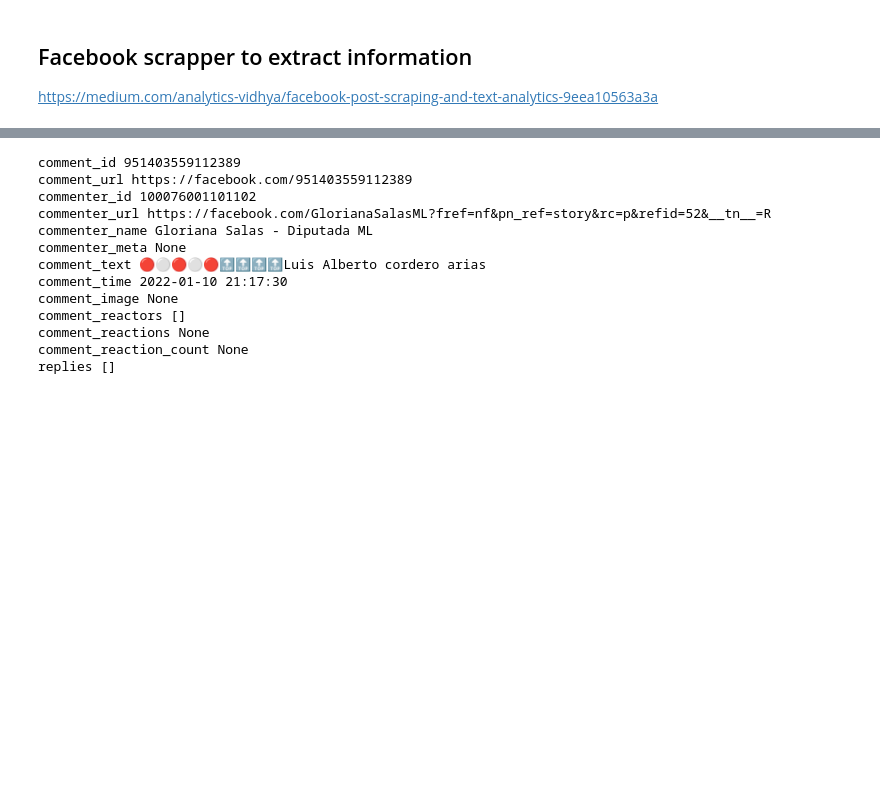
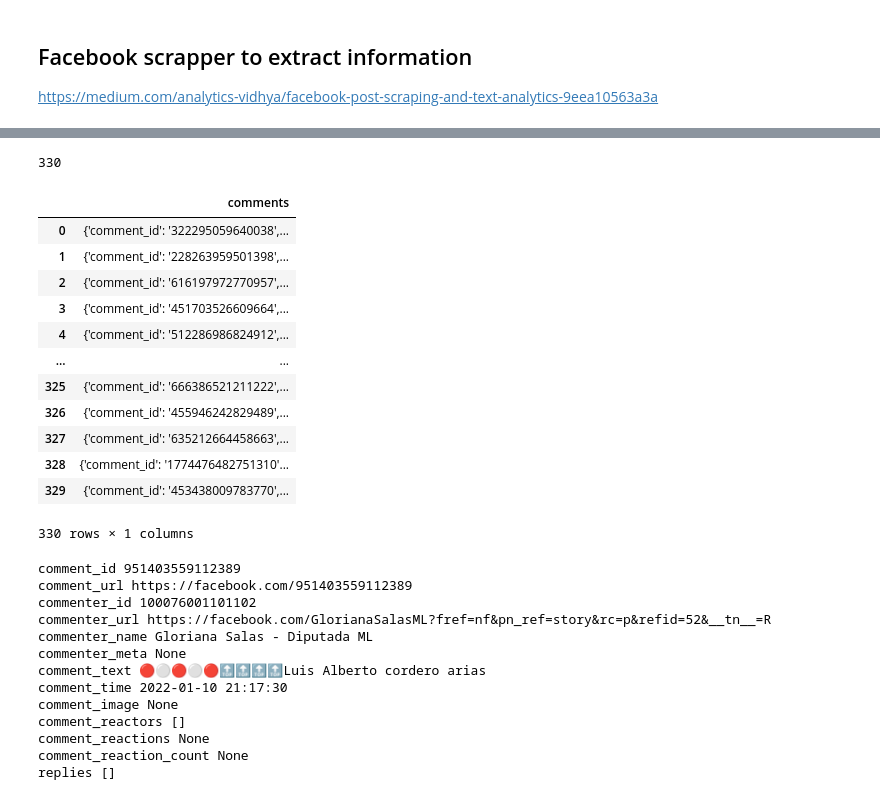
Before and after one commit to rafaelmata357/Daily-coding, a Jupyter notebook: facebook_scrapper.ipynb, the cells around one changed output, grey strips where cells are left out. Drawn from its saved outputs; the diff is of its cells as text; code cells hidden in the pictures; blank space fills up the shorter version.

Commit message:
FEAT: Test another post

```diff
--- a/facebook_scrapper.ipynb
+++ b/facebook_scrapper.ipynb
@@ -9,14 +17,14 @@ https://medium.com/analytics-vidhya/facebook-post-scraping-and-text-analytics-9e
 from facebook_scraper import get_posts
 
 # Define a facebook username to parse data from
-channel_str = "TSECostaRica"
+channel_str = "NCRNoticiasCostaRica"
 #channel_str = "bbcnews"
 
 # You can lower parameters values to run faster
 post_list = []
 post_number = 0
-urls = ['609024646879774']
-for post_info in get_posts(post_urls = urls, cookies = 'cookies.txt',timeout = 1000, extra_info = True, options={"comments": "generator", "reactors": False, "progress":False, "posts_per_page": 5}):
+urls = ['872018186807470']
+for post_info in get_posts(post_urls = urls, cookies = 'cookies.txt',timeout = 1000, extra_info = False, options={"comments": "generator", "reactors": False, "progress":False, "posts_per_page": 5}):
     post_number += 1
     print("\nPOST Nº", post_number, " - URL: ", post_info["post_url"])
     print("ID: ", post_info["post_id"])
@@ -33,6 +41,6 @@ print("TOTAL POSTS RECOVERED: ", len(post_list))
 df = pd.DataFrame(data=post_list)
 
 # Save as csv, using the channel name to differ files
-name_file = "".join(["facebook_scraper_result_", channel_str.upper(), 'debate',".csv"])
+name_file = "".join(["facebook_scraper_result_", channel_str.upper(), 'debate_NCR',".csv"])
 df.to_csv(name_file)
 # %% [output]
@@ -57,7 +56,7 @@ TOTAL POSTS RECOVERED:  1
 from facebook_scraper import get_posts
 
 # Define a facebook username to parse data from
-channel_str = "TSECostaRica"
+channel_str = "NCRNoticiasCostaRica"
 #channel_str = "bbcnews"
 
 # You can lower parameters values to run faster
@@ -123,10 +123,30 @@ Name: reactions, dtype: object
 # %%
 comments = []
+# %%
+len(comments)
+# %% [output]
+330
 # %%
 for i in df.iloc[0].comments_full:
     comments.append(i)
 # %%
 df3 = pd.DataFrame({'comments': comments})
+# %%
+df3
+# %% [output]
+|  | comments |
+| 0 | {'comment_id': '322295059640038',... |
+| 1 | {'comment_id': '228263959501398',... |
+| 2 | {'comment_id': '616197972770957',... |
+| 3 | {'comment_id': '451703526609664',... |
+| 4 | {'comment_id': '512286986824912',... |
+| ... | ... |
+| 325 | {'comment_id': '666386521211222',... |
+| 326 | {'comment_id': '455946242829489',... |
+| 327 | {'comment_id': '635212664458663',... |
+| 328 | {'comment_id': '1774476482751310'... |
+| 329 | {'comment_id': '453438009783770',... |
+330 rows × 1 columns
 # %%
 df3.to_csv('debate2_comments.csv')
 # %%
```
Also changed, not shown: parts of 21 cells of this notebook.
